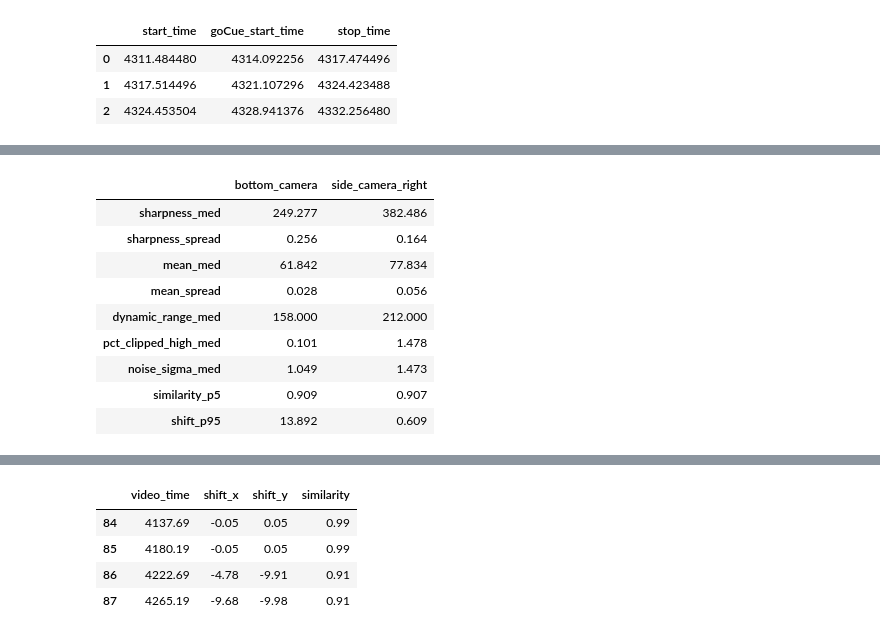
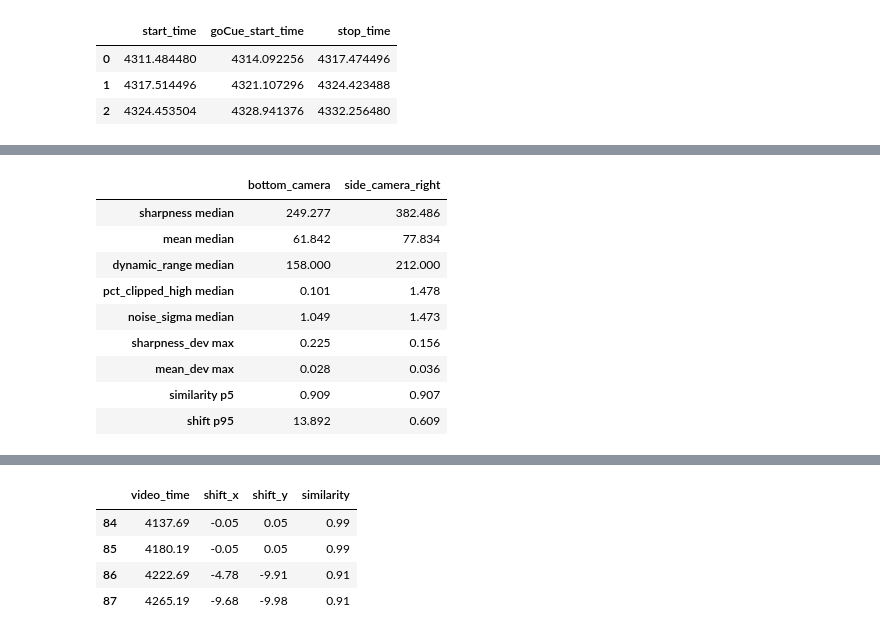
Before and after one commit to AllenNeuralDynamics/aind-dynamic-foraging-behavior-video-analysis, a Jupyter notebook: examples/video_quality_qc_validation.ipynb, the cells around one changed output, grey strips where cells are left out. Saved outputs shown, nothing was run; the diff lists cells and outputs as text; code cells hidden in the pictures.

```diff
--- a/examples/video_quality_qc_validation.ipynb
+++ b/examples/video_quality_qc_validation.ipynb
@@ -94,10 +109,10 @@ The failing samples are the last nine, after about 83 min. The session
 card shows why: the rig is empty (last thumbnail, and the outlier frames).
 This is not a quality problem, but sampling the whole file cannot tell.
 # %%
-qc, checks = whole["bottom_camera"]
-print(qc.samples.loc[checks.set_index("check").loc["scene_stable", "samples"],
-                     ["video_time", "sharpness", "mean", "similarity"]].round(2))
-fig = vqr.session_card(qc, checks, f"{SESSION} bottom_camera")
+frames, samples, checks = whole["bottom_camera"]
+bad = checks.set_index("check").loc["similarity >= 0.7", "samples"]
+print(samples.loc[bad, ["video_time", "sharpness", "mean", "similarity"]].round(2))
+fig = vqr.session_card(frames, samples, checks, f"{SESSION}  bottom_camera  (whole file)")
 # %% [output]
     video_time  sharpness   mean  similarity
 91     5006.19     142.46  30.51        0.14
@@ -166,18 +183,26 @@ check_table(task)
 | action | use | use |
-# %%
-summary = pd.DataFrame({cam: vars(qc.summary) for cam, (qc, _) in task.items()})
-summary.loc[["sharpness_med", "sharpness_spread", "mean_med", "mean_spread",
-             "dynamic_range_med", "pct_clipped_high_med", "noise_sigma_med",
-             "similarity_p5", "shift_p95"]].astype(float).round(3)
-# %% [output]
-|  | bottom_camera | side_camera_right |
-| sharpness_med | 249.277 | 382.486 |
-| sharpness_spread | 0.256 | 0.164 |
-| mean_med | 61.842 | 77.834 |
-| mean_spread | 0.028 | 0.056 |
-| dynamic_range_med | 158.000 | 212.000 |
-| pct_clipped_high_med | 0.101 | 1.478 |
-| noise_sigma_med | 1.049 | 1.473 |
-| similarity_p5 | 0.909 | 0.907 |
-| shift_p95 | 13.892 | 0.609 |
+# %%
+pd.DataFrame({
+    cam: pd.concat([
+        samples.median(numeric_only=True)[
+            ["sharpness", "mean", "dynamic_range", "pct_clipped_high", "noise_sigma"]
+        ].add_suffix(" median"),
+        pd.Series({"sharpness_dev max": samples["sharpness_dev"].max(),
+                   "mean_dev max": samples["mean_dev"].max(),
+                   "similarity p5": samples["similarity"].quantile(0.05),
+                   "shift p95": samples["shift"].quantile(0.95)}),
+    ])
+    for cam, (_, samples, _) in task.items()
+}).round(3)
+# %% [output]
+|  | bottom_camera | side_camera_right |
+| sharpness median | 249.277 | 382.486 |
+| mean median | 61.842 | 77.834 |
+| dynamic_range median | 158.000 | 212.000 |
+| pct_clipped_high median | 0.101 | 1.478 |
+| noise_sigma median | 1.049 | 1.473 |
+| sharpness_dev max | 0.225 | 0.156 |
+| mean_dev max | 0.028 | 0.036 |
+| similarity p5 | 0.909 | 0.907 |
+| shift p95 | 13.892 | 0.609 |
 # %%
```
Also changed, not shown: parts of 18 cells of this notebook, 3 other files.
